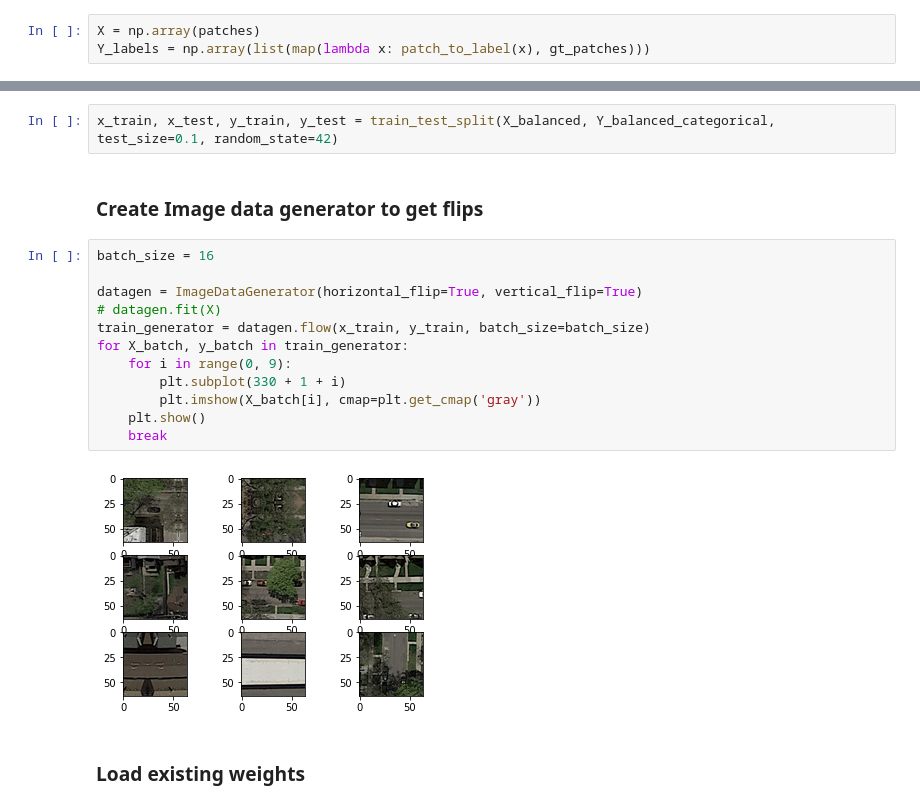
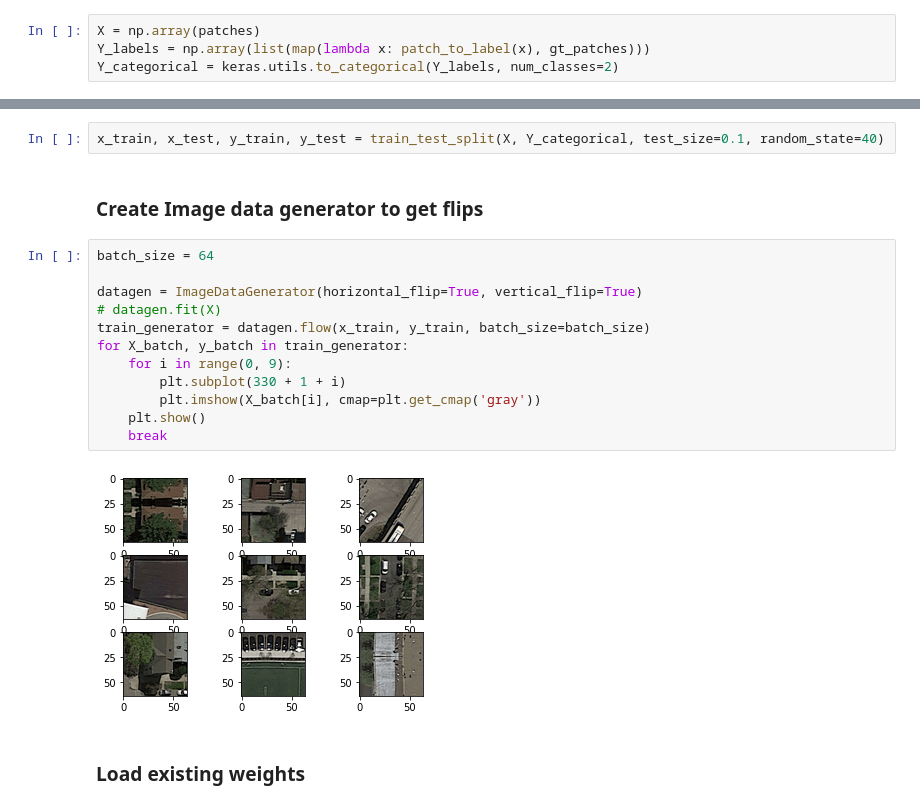
Before and after one commit to Coac/epfl-ml-projects, a Jupyter notebook: epfl-ml-project2/Victor_categorical_crossentropy.ipynb, the cells around one changed output, grey strips where cells are left out. Drawn from its saved outputs; the diff is of its cells as text.

```diff
--- a/epfl-ml-project2/Victor_categorical_crossentropy.ipynb
+++ b/epfl-ml-project2/Victor_categorical_crossentropy.ipynb
@@ -194,6 +195,7 @@ We create our X and Y variable. The Y is created by transforming each grount tru
 # %%
 X = np.array(patches)
 Y_labels = np.array(list(map(lambda x: patch_to_label(x), gt_patches)))
+Y_categorical = keras.utils.to_categorical(Y_labels, num_classes=2)
 # %% [markdown]
 #### Subsampling
 There is more non-road than road patches in our dataset. We need to balance the set.
@@ -275,23 +278,23 @@ model.compile(loss='categorical_crossentropy',
 # %% [markdown]
 ###  Split train test set
 # %%
-x_train, x_test, y_train, y_test = train_test_split(X_balanced, Y_balanced_categorical, test_size=0.1, random_state=42)
+x_train, x_test, y_train, y_test = train_test_split(X, Y_categorical, test_size=0.1, random_state=40)
 # %% [markdown]
 ###  Create Image data generator to get flips
 # %%
-batch_size = 16
+batch_size = 64
 
 datagen = ImageDataGenerator(horizontal_flip=True, vertical_flip=True)
 # datagen.fit(X)
 train_generator = datagen.flow(x_train, y_train, batch_size=batch_size)
 for X_batch, y_batch in train_generator:
     for i in range(0, 9):
         plt.subplot(330 + 1 + i)
         plt.imshow(X_batch[i], cmap=plt.get_cmap('gray'))
     plt.show()
     break
 # %% [output]
-[figure, old version]
+[figure, new version]
 # %% [markdown]
 ###  Load existing weights
 # %%
```
Also changed, not shown: parts of 14 cells of this notebook, 2 other files.
